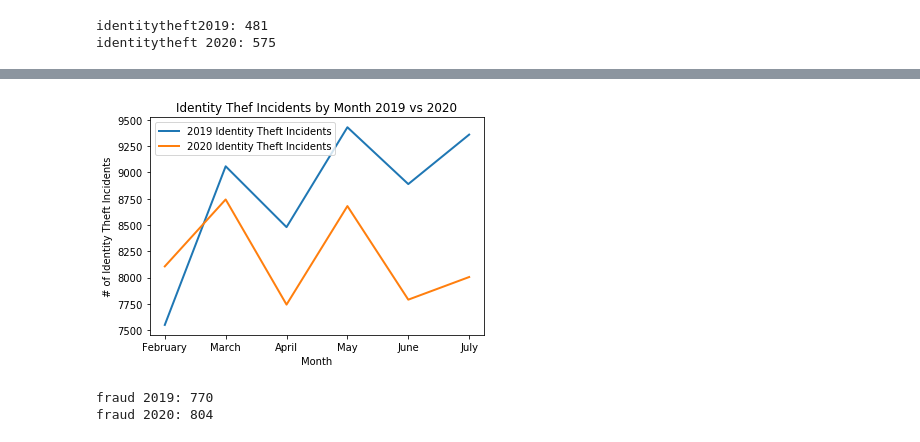
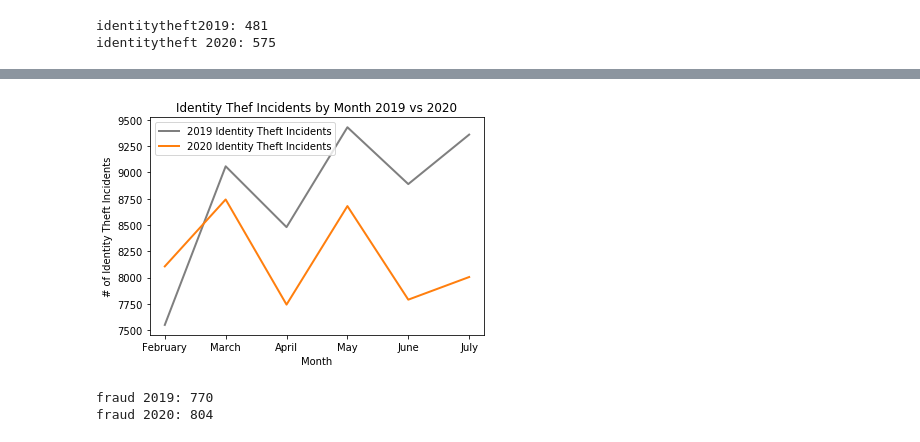
Before and after one commit to ibeth92/Crime_in_the_Time_of_COVID, a Jupyter notebook: Overall Crime.ipynb, the cells around one changed output, grey strips where cells are left out. Drawn from its saved outputs; the diff is of its cells as text; code cells hidden in the pictures.

```diff
--- a/Overall Crime.ipynb
+++ b/Overall Crime.ipynb
@@ -235,26 +240,27 @@ plt.show()
 # %%
 #Convert object occurred date to timestamp
 #crime_data_df["Occurred Date"] = pd.to_datetime(crime_data_df["Occurred Date"])
 #crime_data_df["Occurred Date"] = pd.arrays.DatetimeArray(crime_data_df["Occurred Date"])
 identitythef2019bymonth = crime_data_selection_months_2019[crime_data_selection_months_2019['Highest Offense Description'].str.contains("IDENTITY THEFT")]
 identitythef2019bymonth = crime_data_selection_months_2019.groupby("Month Occurred").count()
 
 identitythef2020bymonth = crime_data_selection_months_2020[crime_data_selection_months_2020['Highest Offense Description'].str.contains("IDENTITY THEFT")]
 identitythef2020bymonth = crime_data_selection_months_2020.groupby("Month Occurred").count()
 
 month_order = ['February', 'March', 'April', 'May', 'June', 'July']
 identitythef_by_month_2019 = identitythef2019bymonth.reindex(month_order, axis=0)
 identitythef_by_month_2020 = identitythef2020bymonth.reindex(month_order, axis=0)
 
-plt.plot(identitythef_by_month_2019,label='2019 Identity Theft Incidents', linewidth=2)
-plt.plot(identitythef_by_month_2020,label='2020 Identity Theft Incidents', linewidth=2)
+plt.plot(identitythef_by_month_2019,label='2019 Identity Theft Incidents', linewidth=2,color='tab:gray')
+plt.plot(identitythef_by_month_2020,label='2020 Identity Theft Incidents', linewidth=2,color='tab:orange')
 plt.legend()
 plt.xlabel("Month")
 plt.ylabel("# of Identity Theft Incidents")
 plt.title("Identity Thef Incidents by Month 2019 vs 2020")
+plt.savefig('identity theft.line.png')
 plt.show()
 # %% [output]
-[figure, old version]
+[figure, new version]
 # %%
 fraud2019 = crime_data2019[crime_data2019['Highest Offense Description'].str.contains("FRAUD")]
 print(f"fraud 2019: {len(fraud2019)}")
```
Also changed, not shown: parts of 10 cells of this notebook.
